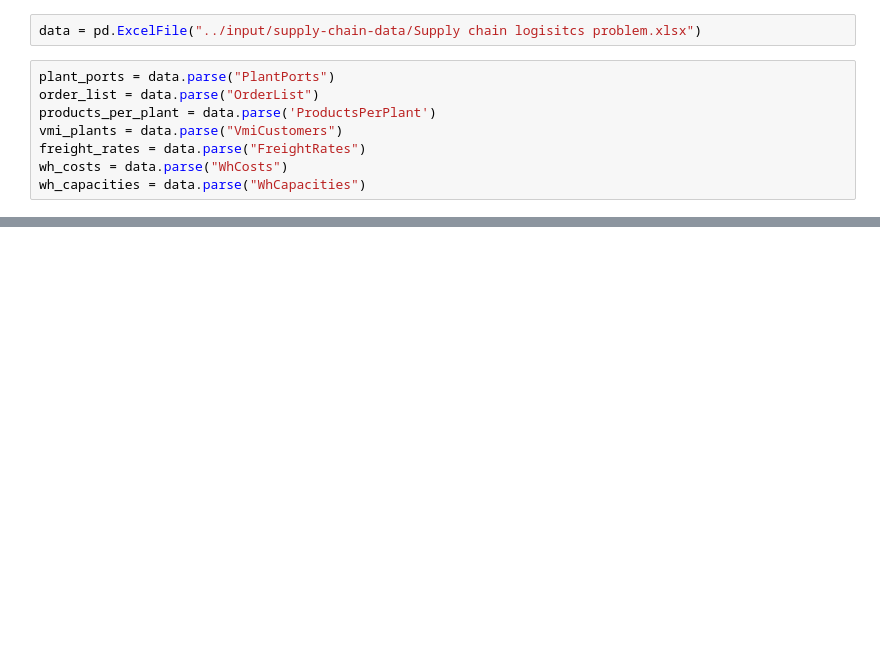
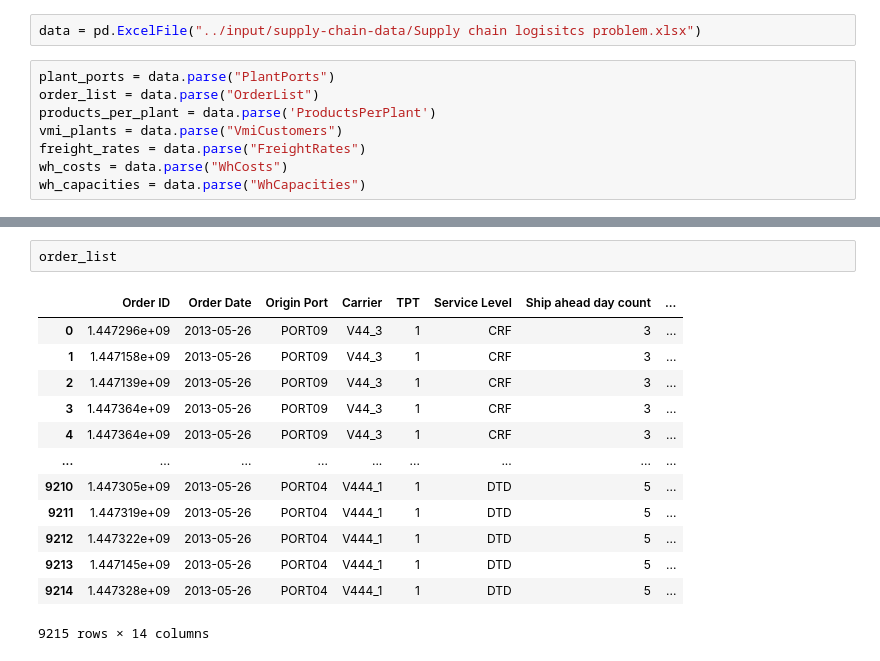
Before and after one commit to ram-polisetti/DataScience, a Jupyter notebook: routing-optmization.ipynb, the cells around one changed output, grey strips where cells are left out. Cells and saved outputs as stored; diff of their text form; blank space fills up the shorter version.

```diff
--- a/routing-optmization.ipynb
+++ b/routing-optmization.ipynb
@@ -22,0 +43,16 @@ wh_capacities = data.parse("WhCapacities")
+# %%
+order_list
+# %% [output]
+|  | Order ID | Order Date | Origin Port | Carrier | TPT | Service Level | Ship ahead day count | ... |
+| 0 | 1.447296e+09 | 2013-05-26 | PORT09 | V44_3 | 1 | CRF | 3 | ... |
+| 1 | 1.447158e+09 | 2013-05-26 | PORT09 | V44_3 | 1 | CRF | 3 | ... |
+| 2 | 1.447139e+09 | 2013-05-26 | PORT09 | V44_3 | 1 | CRF | 3 | ... |
+| 3 | 1.447364e+09 | 2013-05-26 | PORT09 | V44_3 | 1 | CRF | 3 | ... |
+| 4 | 1.447364e+09 | 2013-05-26 | PORT09 | V44_3 | 1 | CRF | 3 | ... |
+| ... | ... | ... | ... | ... | ... | ... | ... | ... |
+| 9210 | 1.447305e+09 | 2013-05-26 | PORT04 | V444_1 | 1 | DTD | 5 | ... |
+| 9211 | 1.447319e+09 | 2013-05-26 | PORT04 | V444_1 | 1 | DTD | 5 | ... |
+| 9212 | 1.447322e+09 | 2013-05-26 | PORT04 | V444_1 | 1 | DTD | 5 | ... |
+| 9213 | 1.447145e+09 | 2013-05-26 | PORT04 | V444_1 | 1 | DTD | 5 | ... |
+| 9214 | 1.447328e+09 | 2013-05-26 | PORT04 | V444_1 | 1 | DTD | 5 | ... |
+9215 rows × 14 columns
```
Also changed, not shown: parts of 8 cells of this notebook.
